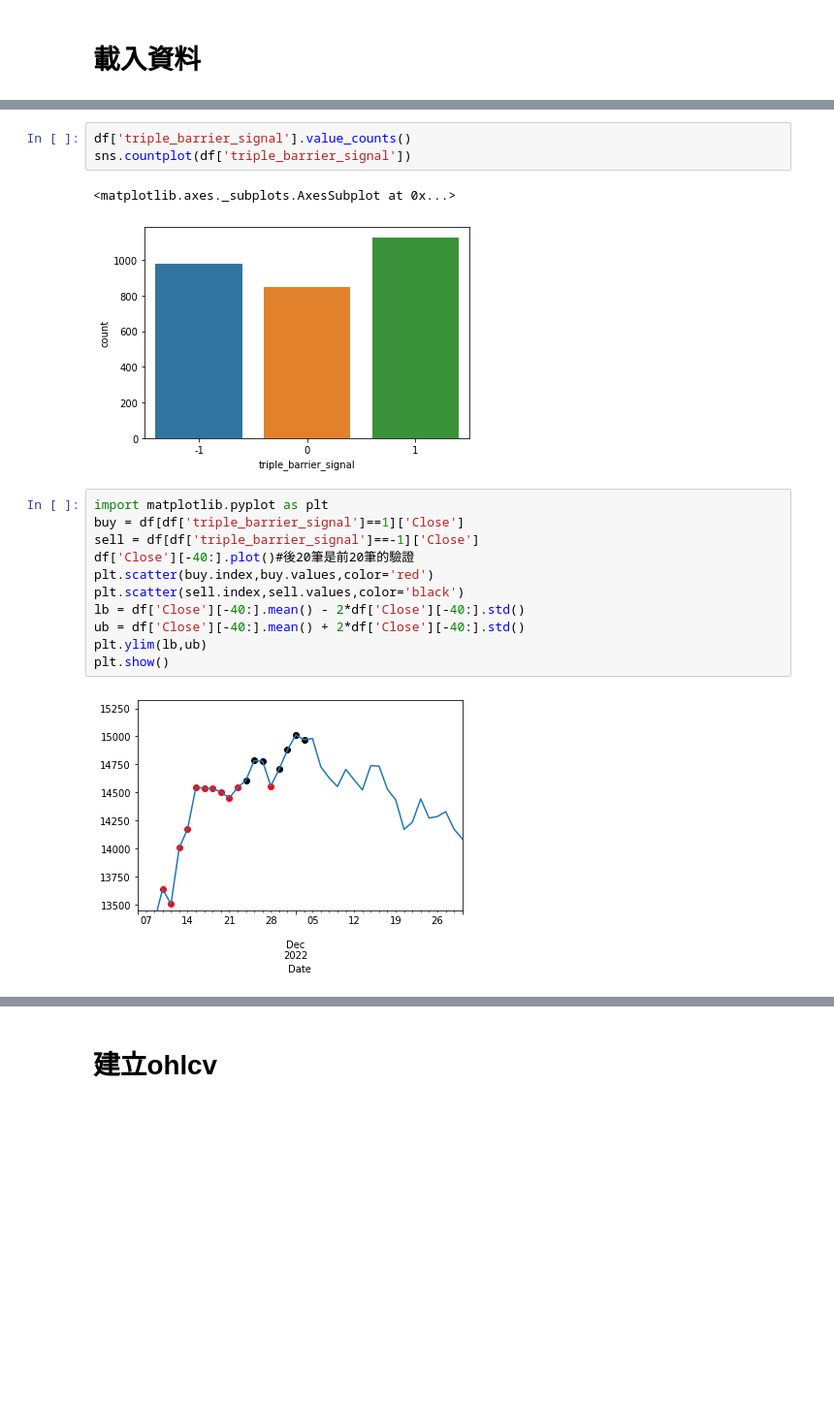
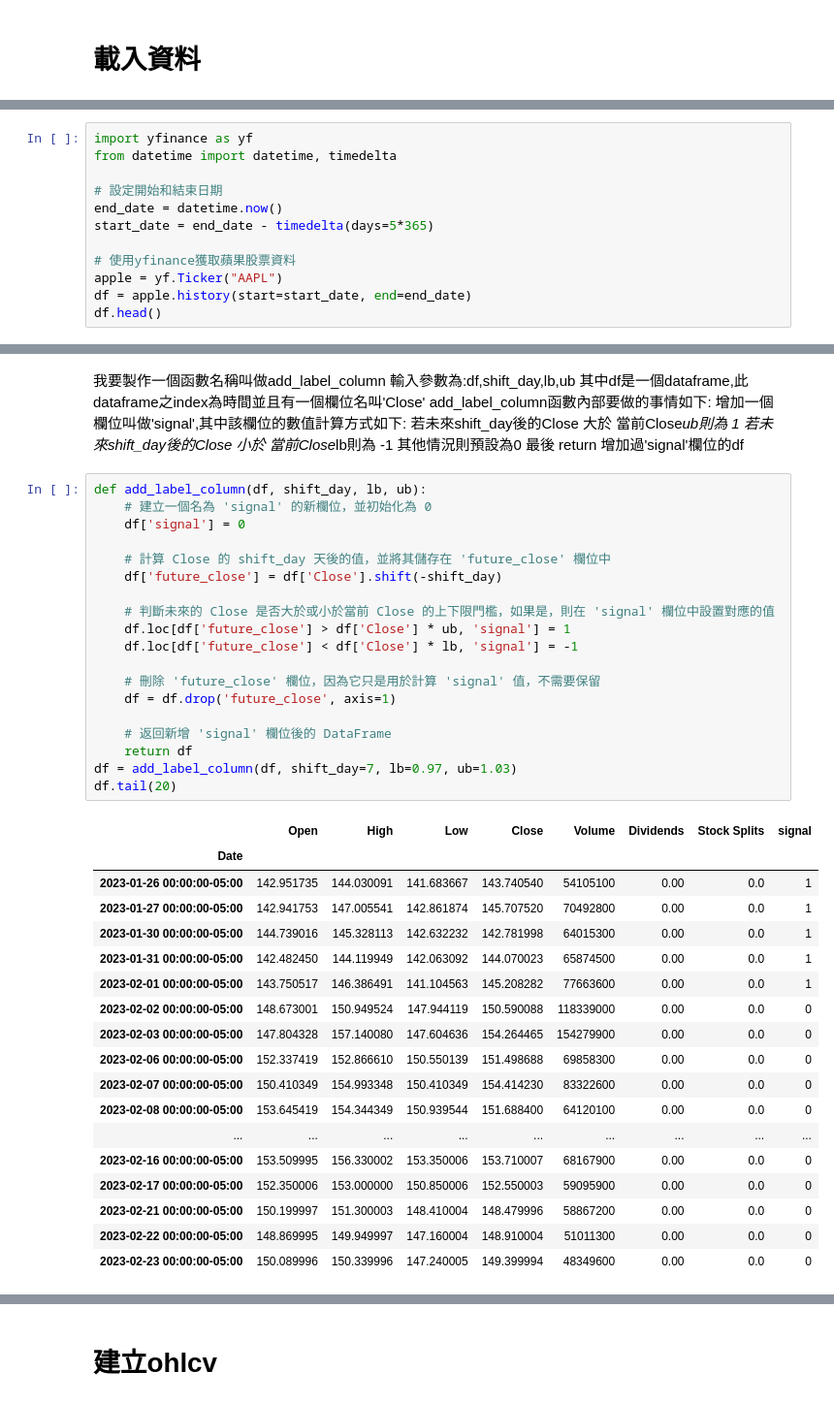
Before and after one commit to skywalker0803r/telegram-investment-advice-bot, a Jupyter notebook: train.ipynb, the cells around one changed output, grey strips where cells are left out. Shown at 97% size. Cells and saved outputs as stored; diff of their text form; blank space fills up the shorter version.

```diff
--- a/train.ipynb
+++ b/train.ipynb
@@ -36,0 +10,12 @@ display(df.tail(3))
+# %%
+import yfinance as yf
+from datetime import datetime, timedelta
+
+# 設定開始和結束日期
+end_date = datetime.now()
+start_date = end_date - timedelta(days=5*365)
+
+# 使用yfinance獲取蘋果股票資料
+apple = yf.Ticker("AAPL")
+df = apple.history(start=start_date, end=end_date)
+df.head()
@@ -87,19 +32,48 @@ df.tail(20)
-# %%
-df['triple_barrier_signal'].value_counts()
-sns.countplot(df['triple_barrier_signal'])
-# %% [output]
-<matplotlib.axes._subplots.AxesSubplot at 0x...>
-[figure, removed]
-# %%
-import matplotlib.pyplot as plt
-buy = df[df['triple_barrier_signal']==1]['Close']
-sell = df[df['triple_barrier_signal']==-1]['Close']
-df['Close'][-40:].plot()#後20筆是前20筆的驗證
-plt.scatter(buy.index,buy.values,color='red')
-plt.scatter(sell.index,sell.values,color='black')
-lb = df['Close'][-40:].mean() - 2*df['Close'][-40:].std()
-ub = df['Close'][-40:].mean() + 2*df['Close'][-40:].std()
-plt.ylim(lb,ub)
-plt.show()
-# %% [output]
-[figure, removed]
+# %% [markdown]
+我要製作一個函數名稱叫做add_label_column
+輸入參數為:df,shift_day,lb,ub
+其中df是一個dataframe,此dataframe之index為時間並且有一個欄位名叫'Close'
+add_label_column函數內部要做的事情如下:
+增加一個欄位叫做'signal',其中該欄位的數值計算方式如下:
+若未來shift_day後的Close 大於 當前Close*ub則為 1
+若未來shift_day後的Close 小於 當前Close*lb則為 -1
+其他情況則預設為0
+最後 return 增加過'signal'欄位的df
+# %%
+def add_label_column(df, shift_day, lb, ub):
+    # 建立一個名為 'signal' 的新欄位，並初始化為 0
+    df['signal'] = 0
+
+    # 計算 Close 的 shift_day 天後的值，並將其儲存在 'future_close' 欄位中
+    df['future_close'] = df['Close'].shift(-shift_day)
+
+    # 判斷未來的 Close 是否大於或小於當前 Close 的上下限門檻，如果是，則在 'signal' 欄位中設置對應的值
+    df.loc[df['future_close'] > df['Close'] * ub, 'signal'] = 1
+    df.loc[df['future_close'] < df['Close'] * lb, 'signal'] = -1
+
+    # 刪除 'future_close' 欄位，因為它只是用於計算 'signal' 值，不需要保留
+    df = df.drop('future_close', axis=1)
+
+    # 返回新增 'signal' 欄位後的 DataFrame
+    return df
+df = add_label_column(df, shift_day=7, lb=0.97, ub=1.03)
+df.tail(20)
+# %% [output]
+|  | Open | High | Low | Close | Volume | Dividends | Stock Splits | signal |
+| Date |  |  |  |  |  |  |  |  |
+| 2023-01-26 00:00:00-05:00 | 142.951735 | 144.030091 | 141.683667 | 143.740540 | 54105100 | 0.00 | 0.0 | 1 |
+| 2023-01-27 00:00:00-05:00 | 142.941753 | 147.005541 | 142.861874 | 145.707520 | 70492800 | 0.00 | 0.0 | 1 |
+| 2023-01-30 00:00:00-05:00 | 144.739016 | 145.328113 | 142.632232 | 142.781998 | 64015300 | 0.00 | 0.0 | 1 |
+| 2023-01-31 00:00:00-05:00 | 142.482450 | 144.119949 | 142.063092 | 144.070023 | 65874500 | 0.00 | 0.0 | 1 |
+| 2023-02-01 00:00:00-05:00 | 143.750517 | 146.386491 | 141.104563 | 145.208282 | 77663600 | 0.00 | 0.0 | 1 |
+| 2023-02-02 00:00:00-05:00 | 148.673001 | 150.949524 | 147.944119 | 150.590088 | 118339000 | 0.00 | 0.0 | 0 |
+| 2023-02-03 00:00:00-05:00 | 147.804328 | 157.140080 | 147.604636 | 154.264465 | 154279900 | 0.00 | 0.0 | 0 |
+| 2023-02-06 00:00:00-05:00 | 152.337419 | 152.866610 | 150.550139 | 151.498688 | 69858300 | 0.00 | 0.0 | 0 |
+| 2023-02-07 00:00:00-05:00 | 150.410349 | 154.993348 | 150.410349 | 154.414230 | 83322600 | 0.00 | 0.0 | 0 |
+| 2023-02-08 00:00:00-05:00 | 153.645419 | 154.344349 | 150.939544 | 151.688400 | 64120100 | 0.00 | 0.0 | 0 |
+| ... | ... | ... | ... | ... | ... | ... | ... | ... |
+| 2023-02-16 00:00:00-05:00 | 153.509995 | 156.330002 | 153.350006 | 153.710007 | 68167900 | 0.00 | 0.0 | 0 |
+| 2023-02-17 00:00:00-05:00 | 152.350006 | 153.000000 | 150.850006 | 152.550003 | 59095900 | 0.00 | 0.0 | 0 |
+| 2023-02-21 00:00:00-05:00 | 150.199997 | 151.300003 | 148.410004 | 148.479996 | 58867200 | 0.00 | 0.0 | 0 |
+| 2023-02-22 00:00:00-05:00 | 148.869995 | 149.949997 | 147.160004 | 148.910004 | 51011300 | 0.00 | 0.0 | 0 |
+| 2023-02-23 00:00:00-05:00 | 150.089996 | 150.339996 | 147.240005 | 149.399994 | 48349600 | 0.00 | 0.0 | 0 |
```
Also changed, not shown: parts of 18 cells of this notebook.
